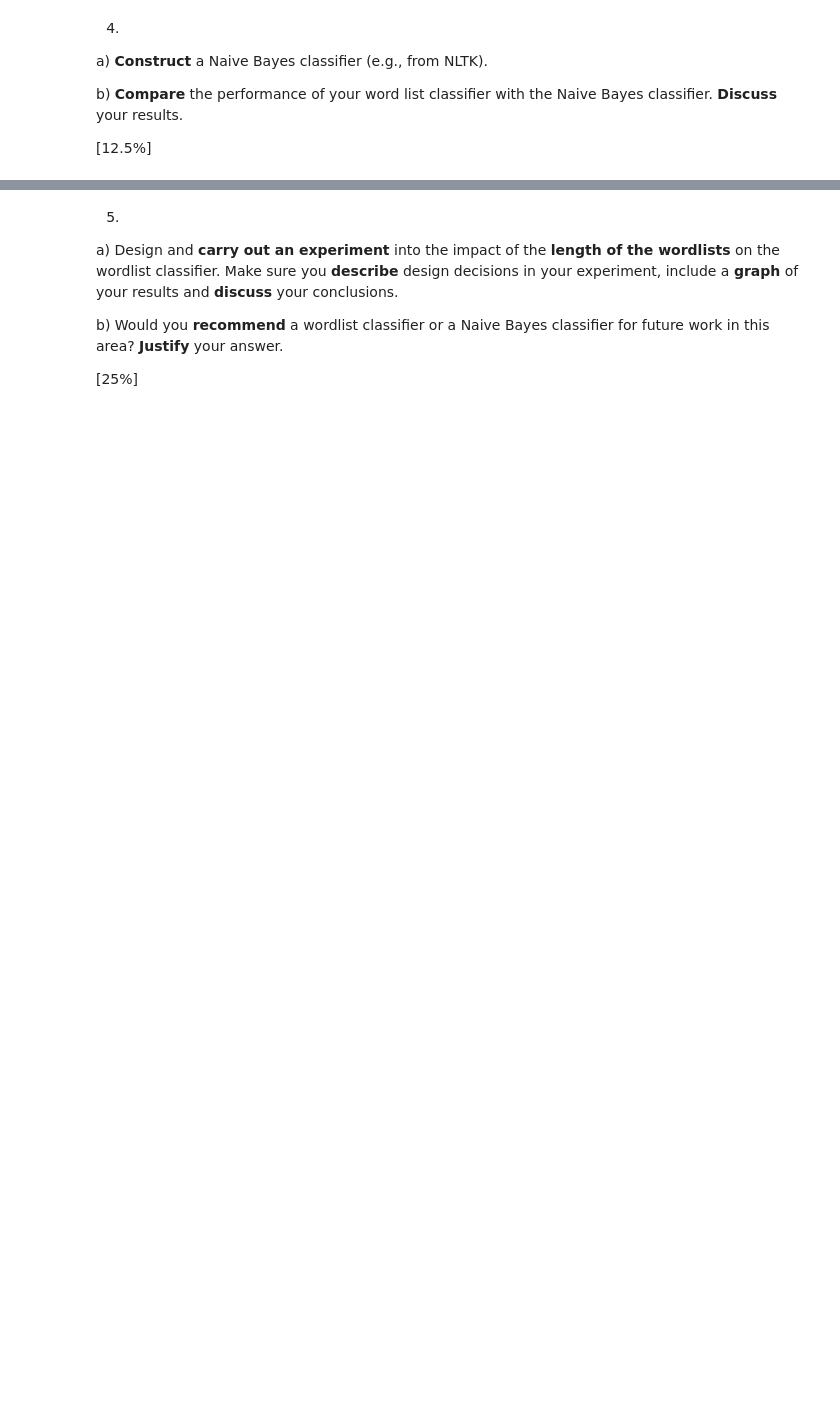
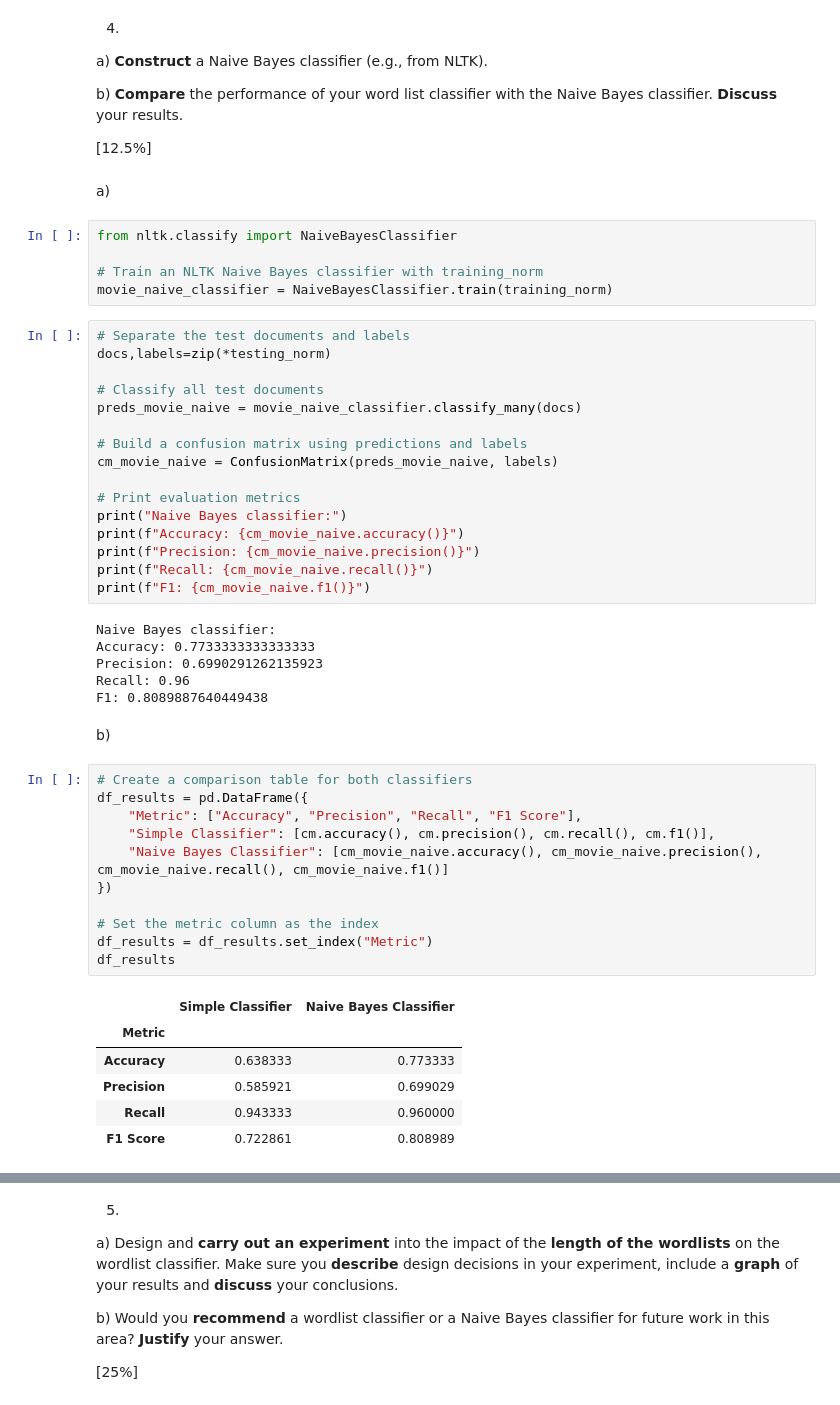
Before and after one commit to Efemirkan/Applied-Natural-Language-Processing, a Jupyter notebook: ANLPassignment2025.ipynb, the cells around one changed output, grey strips where cells are left out. Cells and saved outputs as stored; diff of their text form; blank space fills up the shorter version.

```diff
--- a/ANLPassignment2025.ipynb
+++ b/ANLPassignment2025.ipynb
@@ -332,3 +406,52 @@ a)  **Construct** a Naive Bayes classifier (e.g., from NLTK).
 b)  **Compare** the performance of your word list classifier with the Naive Bayes classifier.  **Discuss** your results.
 
 [12.5\%]
+# %% [markdown]
+a)
+# %%
+from nltk.classify import NaiveBayesClassifier
+
+# Train an NLTK Naive Bayes classifier with training_norm
+movie_naive_classifier = NaiveBayesClassifier.train(training_norm)
+# %%
+# Separate the test documents and labels
+docs,labels=zip(*testing_norm)
+
+# Classify all test documents
+preds_movie_naive = movie_naive_classifier.classify_many(docs)
+
+# Build a confusion matrix using predictions and labels
+cm_movie_naive = ConfusionMatrix(preds_movie_naive, labels)
+
+# Print evaluation metrics
+print("Naive Bayes classifier:")
+print(f"Accuracy: {cm_movie_naive.accuracy()}")
+print(f"Precision: {cm_movie_naive.precision()}")
+print(f"Recall: {cm_movie_naive.recall()}")
+print(f"F1: {cm_movie_naive.f1()}")
+# %% [output]
+Naive Bayes classifier:
+Accuracy: 0.7733333333333333
+Precision: 0.6990291262135923
+Recall: 0.96
+F1: 0.8089887640449438
+# %% [markdown]
+b)
+# %%
+# Create a comparison table for both classifiers
+df_results = pd.DataFrame({
+    "Metric": ["Accuracy", "Precision", "Recall", "F1 Score"],
+    "Simple Classifier": [cm.accuracy(), cm.precision(), cm.recall(), cm.f1()],
+    "Naive Bayes Classifier": [cm_movie_naive.accuracy(), cm_movie_naive.precision(), cm_movie_naive.recall(), cm_movie_naive.f1()]
+})
+
+# Set the metric column as the index
+df_results = df_results.set_index("Metric")
+df_results
+# %% [output]
+|  | Simple Classifier | Naive Bayes Classifier |
+| Metric |  |  |
+| Accuracy | 0.638333 | 0.773333 |
+| Precision | 0.585921 | 0.699029 |
+| Recall | 0.943333 | 0.960000 |
+| F1 Score | 0.722861 | 0.808989 |
```
Also changed, not shown: parts of 29 cells of this notebook.
